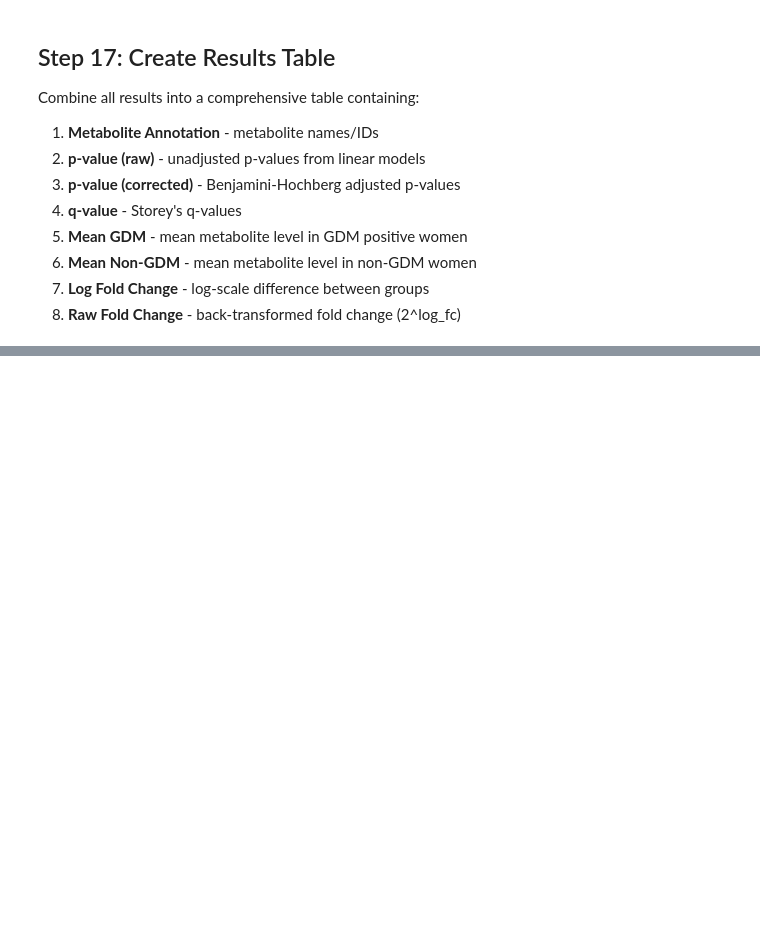
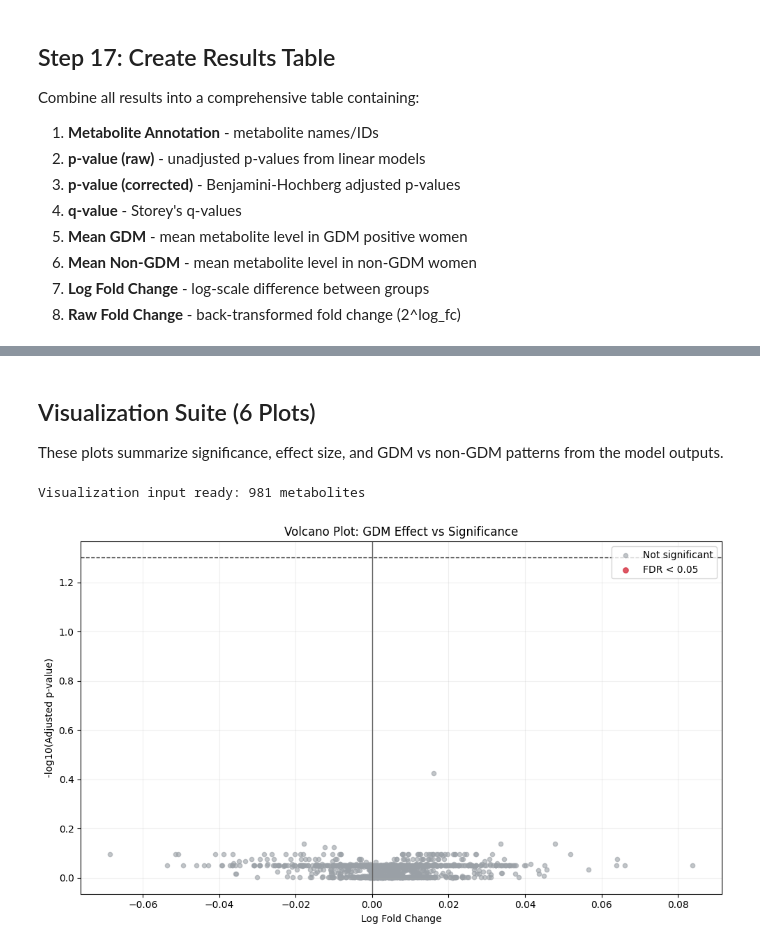
Before and after one commit to aishwaryasalvi777/End-to-End-Metabolomics-Biomarker-Modeling-Pipeline, a Jupyter notebook: src/scripts/08_ML_modeling.ipynb, the cells around one changed output, grey strips where cells are left out. Cells and saved outputs as stored; diff of their text form; code cells hidden in the pictures; blank space fills up the shorter version.

```diff
--- a/src/scripts/08_ML_modeling.ipynb
+++ b/src/scripts/08_ML_modeling.ipynb
@@ -528,0 +485,6 @@ Completed loop. Processed 981 metabolites.
+# %%
+# Step 6: Extract metabolite data
+metabolite_data = cord_clean[first_metabolite]
+print(f"Step 6 - Extracted {first_metabolite}:")
+print(f"  Data shape: {metabolite_data.shape}")
+print(f"  First 5 values: {metabolite_data.head().values}")
@@ -714,0 +940,54 @@ print(f"Columns: {results_df.columns.tolist()}")
+# %% [markdown]
+## Visualization Suite (6 Plots)
+
+These plots summarize significance, effect size, and GDM vs non-GDM patterns from the model outputs.
+# %%
+import matplotlib.pyplot as plt
+import numpy as np
+import pandas as pd
+
+# Basic guards
+required_cols = {"Metabolite", "p_value_raw", "p_value_corrected", "Log_Fold_Change"}
+missing_cols = required_cols - set(results_df.columns)
+if missing_cols:
+    raise ValueError(f"results_df is missing required columns for visualization: {missing_cols}")
+
+viz_df = results_df.copy()
+viz_df["Metabolite"] = viz_df["Metabolite"].astype(str)
+print(f"Visualization input ready: {len(viz_df)} metabolites")
+# %% [output]
+Visualization input ready: 981 metabolites
+# %%
+# 1) Volcano plot: effect size vs significance
+volcano = viz_df[["Metabolite", "Log_Fold_Change", "p_value_corrected"]].dropna().copy()
+volcano["neg_log10_padj"] = -np.log10(np.clip(volcano["p_value_corrected"], 1e-300, 1.0))
+volcano["sig"] = volcano["p_value_corrected"] < 0.05
+
+fig, ax = plt.subplots(figsize=(10, 6))
+ax.scatter(
+    volcano.loc[~volcano["sig"], "Log_Fold_Change"],
+    volcano.loc[~volcano["sig"], "neg_log10_padj"],
+    s=20,
+    alpha=0.6,
+    color="#9aa0a6",
+    label="Not significant",
+)
+ax.scatter(
+    volcano.loc[volcano["sig"], "Log_Fold_Change"],
+    volcano.loc[volcano["sig"], "neg_log10_padj"],
+    s=28,
+    alpha=0.85,
+    color="#d73a49",
+    label="FDR < 0.05",
+)
+ax.axhline(-np.log10(0.05), linestyle="--", color="#2b2b2b", linewidth=1)
+ax.axvline(0, linestyle="-", color="#666", linewidth=1)
+ax.set_xlabel("Log Fold Change")
+ax.set_ylabel("-log10(Adjusted p-value)")
+ax.set_title("Volcano Plot: GDM Effect vs Significance")
+ax.legend(loc="upper right")
+ax.grid(alpha=0.2)
+plt.tight_layout()
+plt.show()
+# %% [output]
+[figure, added]
```
Also changed, not shown: parts of 35 cells of this notebook.
